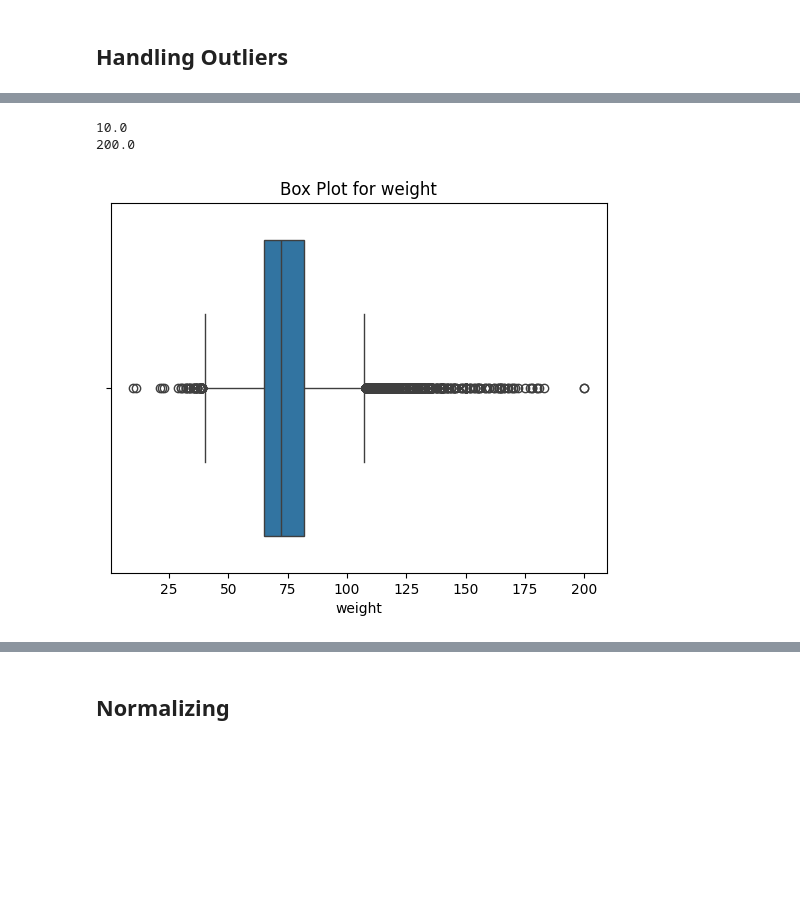
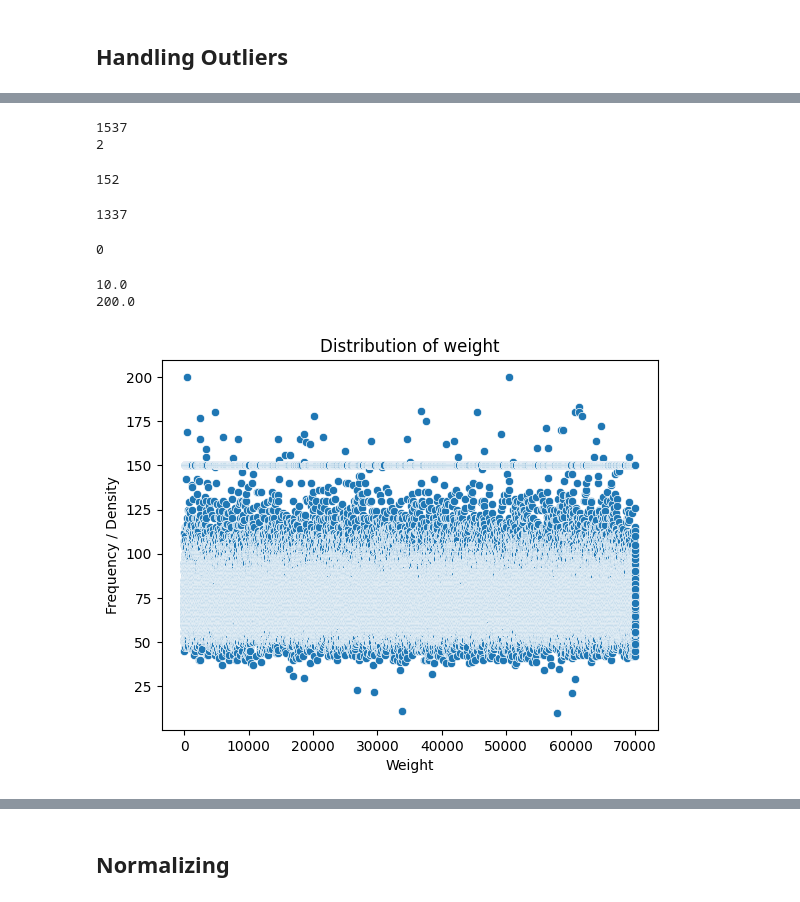
Before and after one commit to jevinmorad/College-Labs, a Jupyter notebook: Sem-6/ML_DL/project/cleaning.ipynb, the cells around one changed output, grey strips where cells are left out. Cells and saved outputs as stored; diff of their text form; code cells hidden in the pictures; blank space fills up the shorter version.

```diff
--- a/Sem-6/ML_DL/project/cleaning.ipynb
+++ b/Sem-6/ML_DL/project/cleaning.ipynb
@@ -84,14 +96,0 @@ plt.show()
-# %%
-Q1 = df['age'].quantile(0.25)
-Q3 = df['age'].quantile(0.75)
-IQR = Q3 - Q1
-lower_bound = Q1 - 1.5 * IQR
-upper_bound = Q3 + 1.5 * IQR
-
-df = df[(df['age'] > lower_bound) & (df['age'] < upper_bound)]
-
-sns.boxplot(x=df['age'])
-plt.title("Box Plot for Age")
-plt.show()
-
-print(df['age'].max(), df['age'].min())
@@ -112,16 +108,0 @@ plt.show()
-# %%
-Q1 = df['height'].quantile(0.25)
-Q3 = df['height'].quantile(0.75)
-IQR = Q3 - Q1
-lower_bound = Q1 - 1.5 * IQR
-upper_bound = Q3 + 1.5 * IQR
-
-print(lower_bound, upper_bound)
-
-df = df[(df['height'] > lower_bound) & (df['height'] < upper_bound)]
-
-sns.boxplot(x=df['height'])
-plt.title("Box Plot for height")
-plt.show()
-
-print(df['height'].max(), df['height'].min())
@@ -132,11 +109,34 @@ print(df['height'].max(), df['height'].min())
+# %%
+print(len(df[df['height'] < 150]))
+print(len(df[df['height'] > 200]))
+# %% [output]
+1537
+2
+# %%
+len(df[df['height'] < 140])
+# %% [output]
+152
+# %%
+df = df[df['height'] > 140]
+# %%
+len(df[df['height'] < 150])
+# %% [output]
+1337
+# %%
+df.iloc[df['height'] < 150] = 150
+len(df[df['height'] < 150])
+# %% [output]
+0
 # %%
 print(df['weight'].min())
 print(df['weight'].max())
 
-sns.boxplot(x=df['weight'])
-plt.title("Box Plot for weight")
+sns.scatterplot(df['weight'])
+plt.title('Distribution of weight')
+plt.xlabel('Weight')
+plt.ylabel('Frequency / Density')
 plt.show()
 # %% [output]
 10.0
 200.0
-[figure, old version]
+[figure, new version]
```
Also changed, not shown: parts of 29 cells of this notebook, 1 other file.
